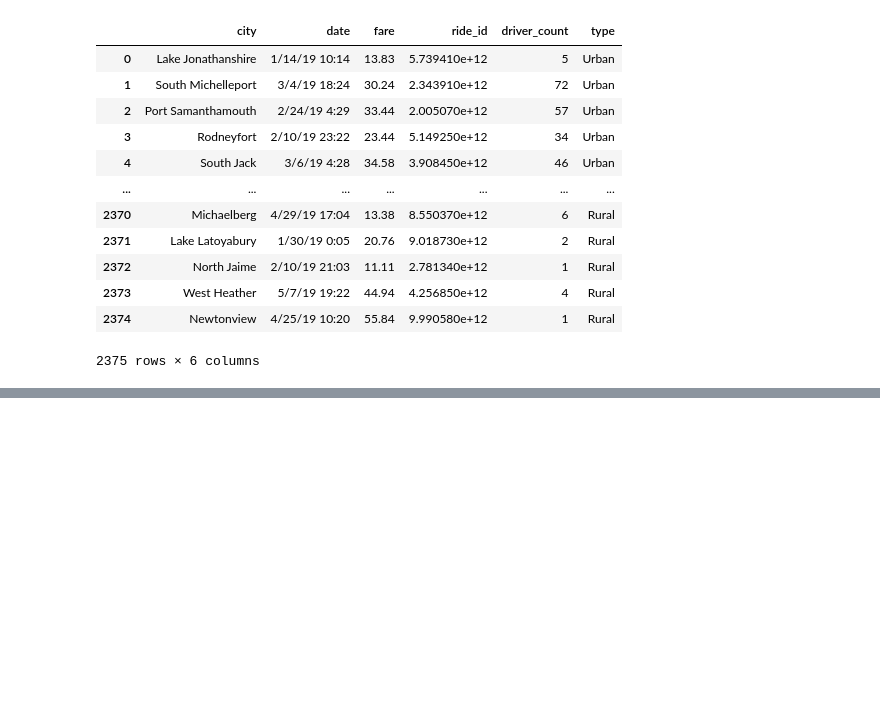
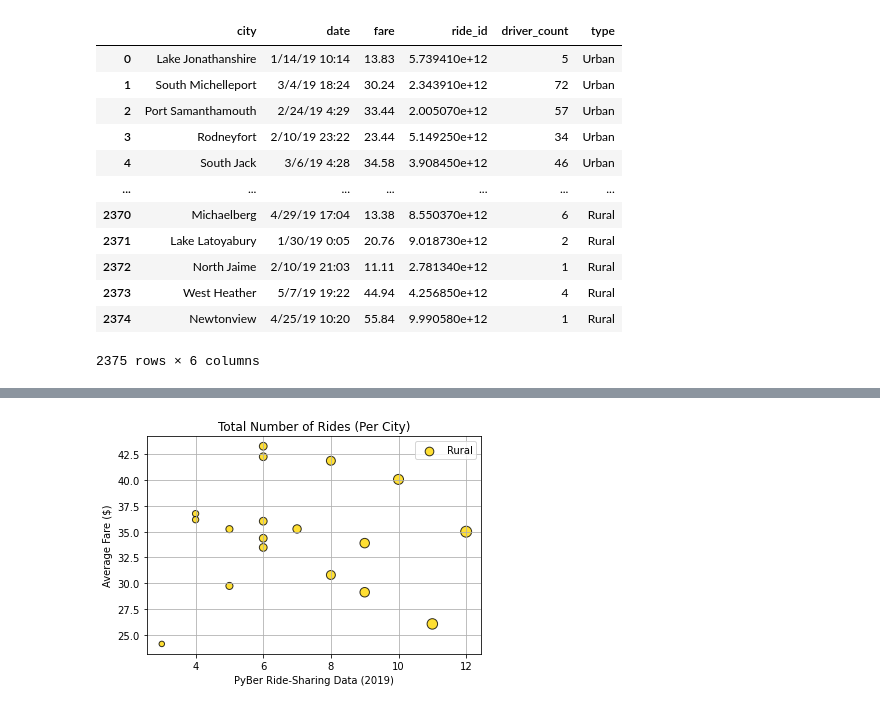
Before and after one commit to manithamanoj/PyBer_Analysis, a Jupyter notebook: PyBer.ipynb, the cells around one changed output, grey strips where cells are left out. Saved outputs shown, nothing was run; the diff lists cells and outputs as text; code cells hidden in the pictures; blank space fills up the shorter version.

```diff
--- a/PyBer.ipynb
+++ b/PyBer.ipynb
@@ -128,0 +201,4 @@ pyber_data_df
+# %%
+# Create the rural ride count.
+rural_ride_count=rural_cities_df.groupby(["city"]).count()["ride_id"]
+rural_ride_count
@@ -128,0 +267,4 @@ pyber_data_df
+# %%
+# Get average fare for each city in the rural cities.
+rural_avg_fare=rural_cities_df.groupby(["city"]).mean()["fare"]
+rural_avg_fare
@@ -128,0 +331,4 @@ pyber_data_df
+# %%
+# Create the rural ride count.
+rural_drivers_count=rural_cities_df.groupby(["city"]).count()["driver_count"]
+rural_drivers_count
@@ -128,0 +378,11 @@ pyber_data_df
+# %%
+# Build the scatter plots forRural cities.
+plt.scatter(rural_ride_count,rural_avg_fare,s=10*rural_drivers_count,color='gold',edgecolor="black",linewidth=1,alpha=0.8,label="Rural")
+plt.xlabel("PyBer Ride-Sharing Data (2019)")
+plt.ylabel("Average Fare ($)")
+plt.title("Total Number of Rides (Per City)")
+plt.grid(True)
+plt.legend()
+plt.show()
+# %% [output]
+[figure, added]
```
Also changed, not shown: parts of 15 cells of this notebook, 2 other files.
